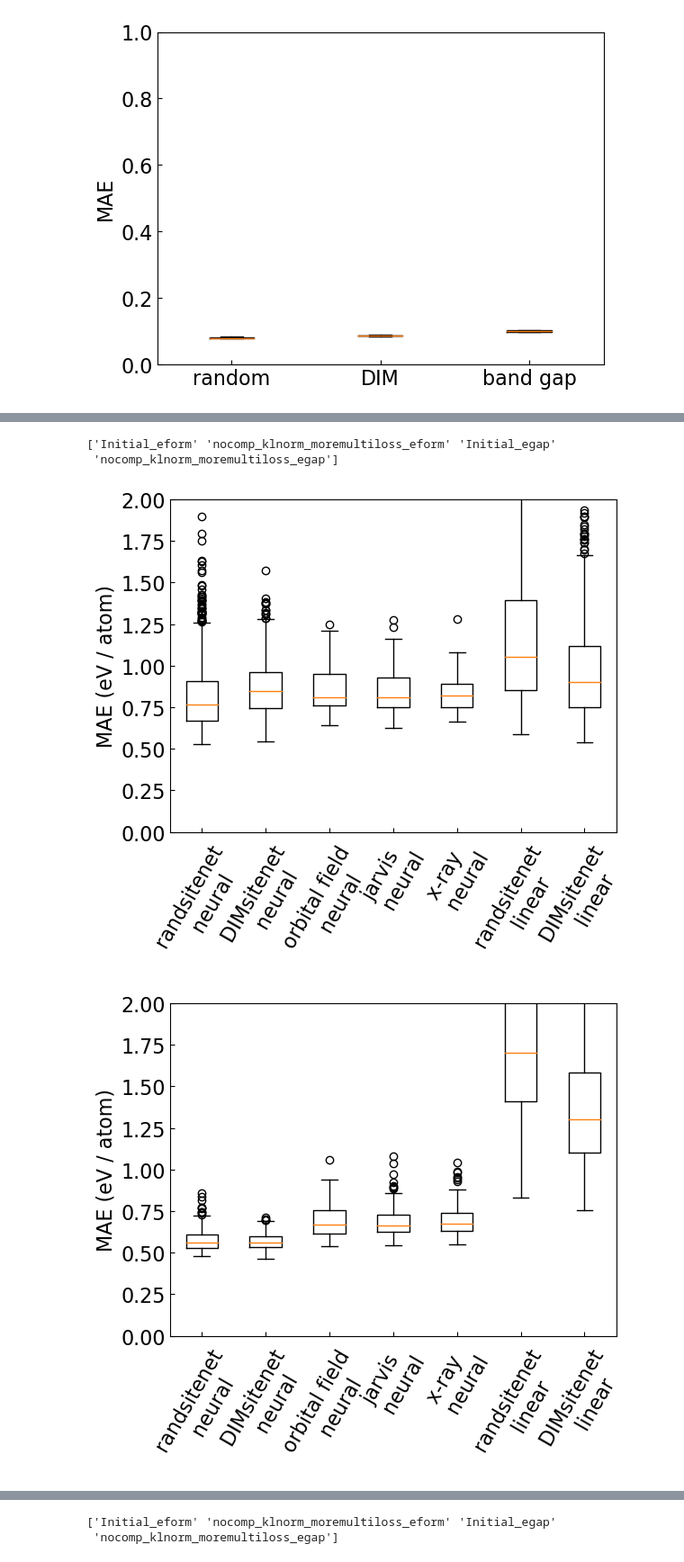
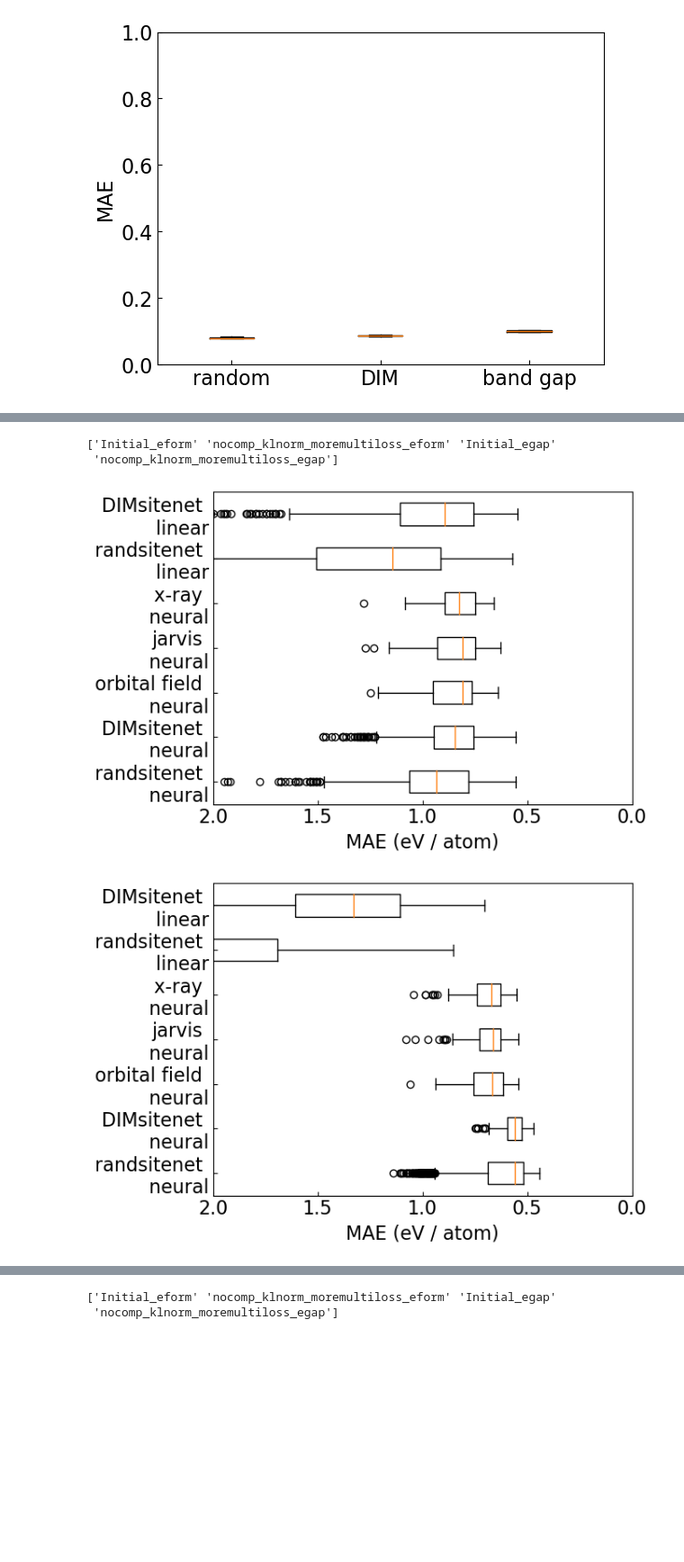
Before and after one commit to mm04926412/Site-Net, a Jupyter notebook: Downstream_MAEs_to_plots.ipynb, the cells around one changed output, grey strips where cells are left out. Shown at 90% size. Cells and saved outputs as stored; diff of their text form; code cells hidden in the pictures; blank space fills up the shorter version.

Commit message:
updated plot production

```diff
--- a/Downstream_MAEs_to_plots.ipynb
+++ b/Downstream_MAEs_to_plots.ipynb
@@ -104,37 +230,37 @@ import pandas as pd
 import matplotlib.pyplot as plt
 import matplotlib.colors as colors
 import matplotlib.ticker as ticker
 import matplotlib
 
 plt.rcParams["xtick.direction"] = "in"
 plt.rcParams["ytick.direction"] = "in"
 
 font = {'size'   : 16}
 
 matplotlib.rc('font', **font)
 
 RepMAE = pd.read_csv("Downstream_DIM.csv")
 eformorbitalMAE = pd.read_csv("featurizer_pickles/eformorbital_Downstream_Featurized.csv")
 eformjarvisMAE = pd.read_csv("featurizer_pickles/eformjarvis_Downstream_Featurized.csv")
 eformxrayMAE =  pd.read_csv("featurizer_pickles/eformxray_Downstream_Featurized.csv")
 print(RepMAE["model"].unique())
 
 for limit,name in zip([10,50,100,250,1000,10000],["eformorbital_replearn_10.png","eformorbital_replearn_50.png","eformorbital_replearn_100.png","eformorbital_replearn_250.png","eformorbital_replearn_1000.png","eformorbital_replearn_10000.png"]):
     plt.figure()
     vectors1 = RepMAE[(RepMAE["limit"] == limit) & (RepMAE["model"] == "Initial_eform")]
     vectors2 = RepMAE[(RepMAE["limit"] == limit) & (RepMAE["model"] == "nocomp_klnorm_moremultiloss_eform")]
     vectors3 = eformorbitalMAE[(eformorbitalMAE["limit"] == limit) & (eformorbitalMAE["model"] == "eform_OrbitalFieldMatrix")]
     vectors4 = eformjarvisMAE[(eformjarvisMAE["limit"] == limit) & (eformjarvisMAE["model"] == "eform_jarvis")]
     vectors5 = eformxrayMAE[(eformxrayMAE["limit"] == limit) & (eformxrayMAE["model"] == "eform_xray")]
-    plt.boxplot([vectors1["nn_MAE"],vectors2["nn_MAE"],vectors3["nn_MAE"],vectors4["nn_MAE"],vectors5["nn_MAE"],vectors1["lin_MAE"],vectors2["lin_MAE"]],labels=["randsitenet \n neural","DIMsitenet \n neural","orbital field \n neural","jarvis \n neural","x-ray \n neural","randsitenet \n linear","DIMsitenet \n linear"],widths=0.5)
-    plt.xticks(rotation=60)
-    plt.xlim(0.5,7.5)
-    plt.ylim(0,2)
-    plt.ylabel("MAE (eV / atom)")
+    plt.boxplot([vectors1["nn_MAE"],vectors2["nn_MAE"],vectors3["nn_MAE"],vectors4["nn_MAE"],vectors5["nn_MAE"],vectors1["lin_MAE"],vectors2["lin_MAE"]],labels=["randsitenet \n neural","DIMsitenet \n neural","orbital field \n neural","jarvis \n neural","x-ray \n neural","randsitenet \n linear","DIMsitenet \n linear"],widths=0.5,vert=False)
+    plt.yticks(rotation=0)
+    plt.ylim(0.5,7.5)
+    plt.xlim(2,0)
+    plt.xlabel("MAE (eV / atom)")
     plt.savefig(name)
     plt.show()
 # %% [output]
 ['Initial_eform' 'nocomp_klnorm_moremultiloss_eform' 'Initial_egap'
  'nocomp_klnorm_moremultiloss_egap']
-[figure, old version]
+[figure, new version]
-[figure, old version]
+[figure, new version]
```
Also changed, not shown: parts of 3 cells of this notebook, 2 other files.
